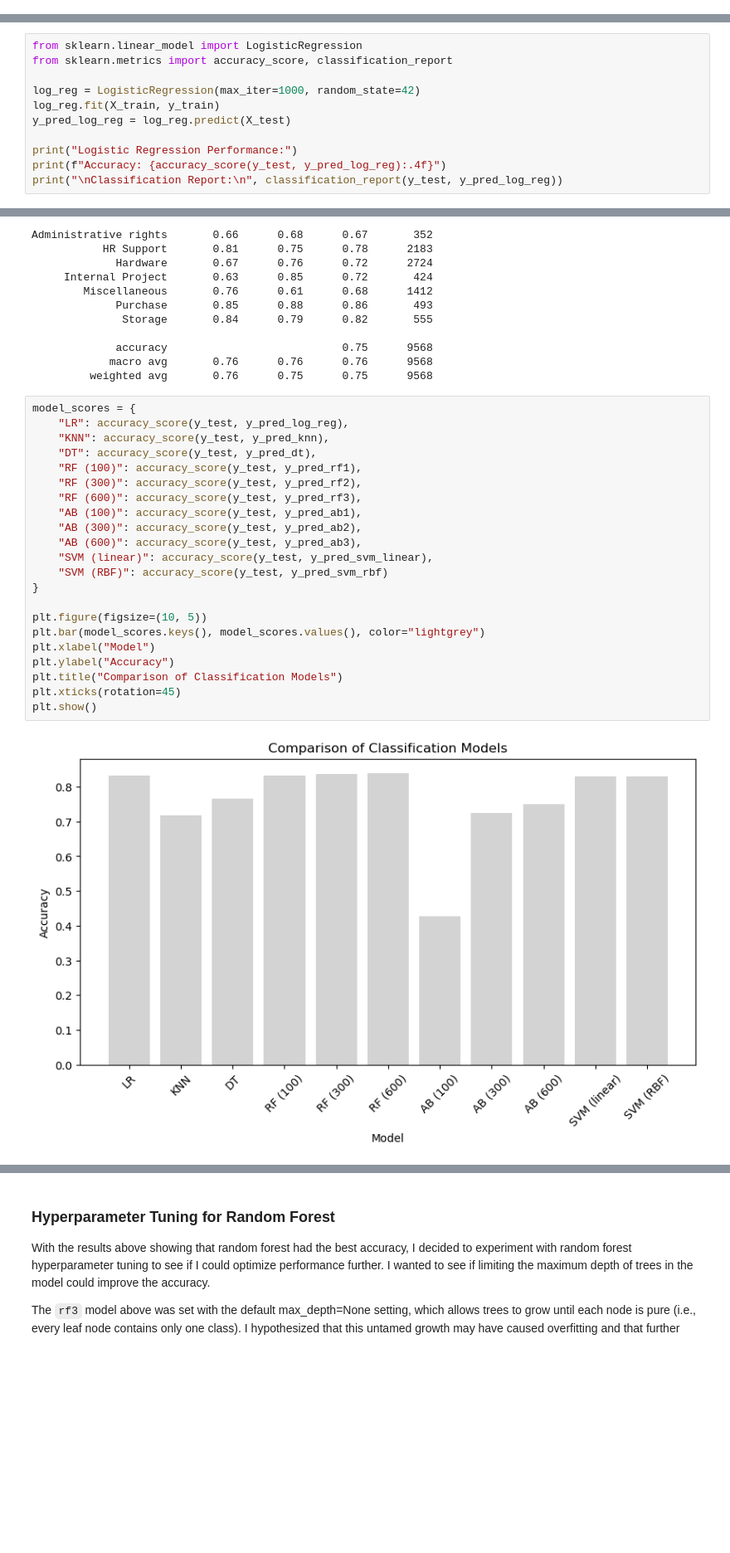
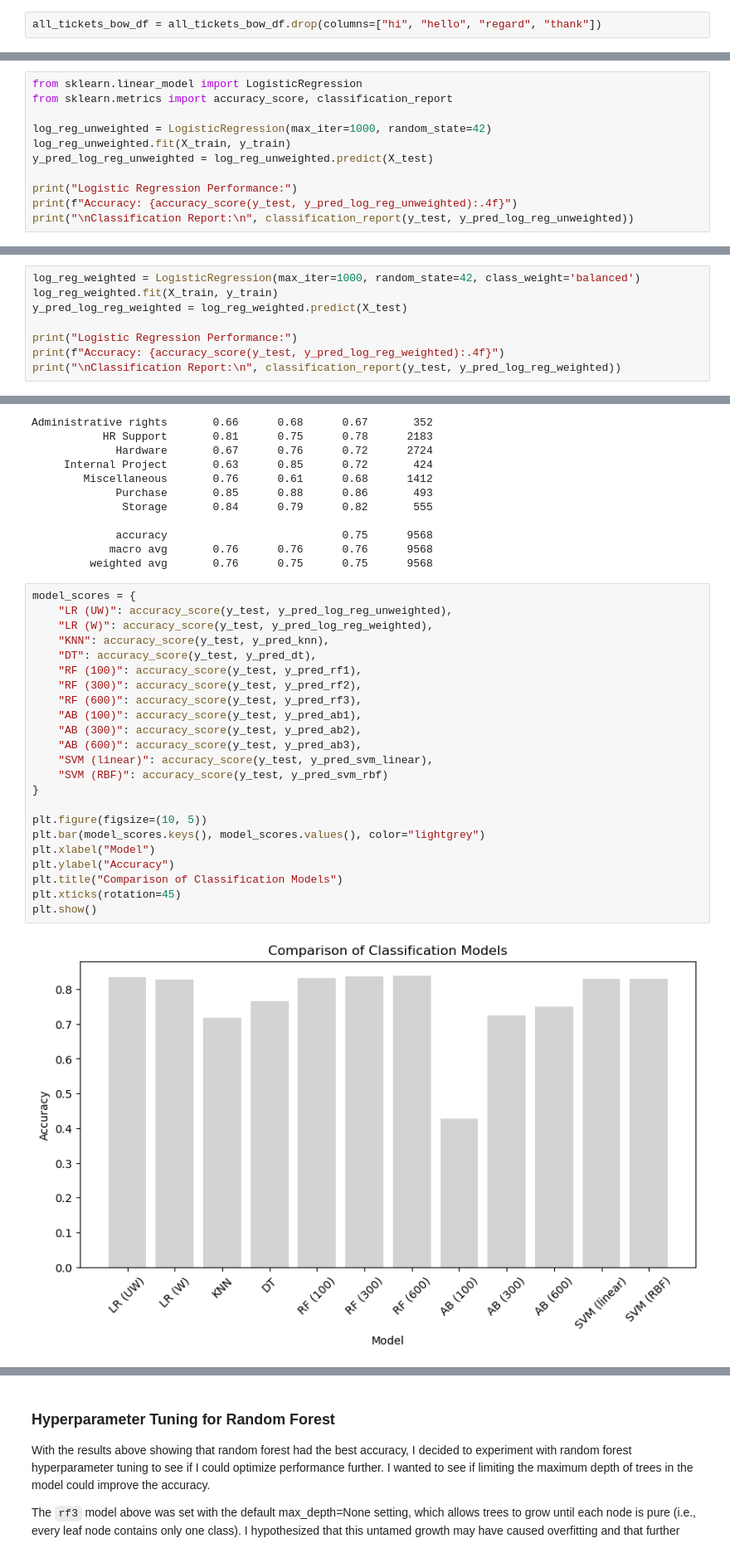
Before and after one commit to PaulHBartley/DTSA-5509, a Jupyter notebook: DTSA-5509_final_project.ipynb, the cells around one changed output, grey strips where cells are left out. Shown at 83% size. Cells and saved outputs as stored; diff of their text form; blank space fills up the shorter version.

```diff
--- a/DTSA-5509_final_project.ipynb
+++ b/DTSA-5509_final_project.ipynb
@@ -127,0 +412,2 @@ We now split the data into train and test sets. We'll use the `stratify=y` param
+# %%
+all_tickets_bow_df = all_tickets_bow_df.drop(columns=["hi", "hello", "regard", "thank"])
@@ -146,12 +434,12 @@ Test set: 9568 rows and 9297 columns
 from sklearn.linear_model import LogisticRegression
 from sklearn.metrics import accuracy_score, classification_report
 
-log_reg = LogisticRegression(max_iter=1000, random_state=42)
-log_reg.fit(X_train, y_train)
-y_pred_log_reg = log_reg.predict(X_test)
+log_reg_unweighted = LogisticRegression(max_iter=1000, random_state=42)
+log_reg_unweighted.fit(X_train, y_train)
+y_pred_log_reg_unweighted = log_reg_unweighted.predict(X_test)
 
 print("Logistic Regression Performance:")
-print(f"Accuracy: {accuracy_score(y_test, y_pred_log_reg):.4f}")
-print("\nClassification Report:\n", classification_report(y_test, y_pred_log_reg))
+print(f"Accuracy: {accuracy_score(y_test, y_pred_log_reg_unweighted):.4f}")
+print("\nClassification Report:\n", classification_report(y_test, y_pred_log_reg_unweighted))
 # %% [output]
 Logistic Regression Performance:
@@ -174,0 +465,8 @@ Administrative rights       0.78      0.69      0.73       352
+# %%
+log_reg_weighted = LogisticRegression(max_iter=1000, random_state=42, class_weight='balanced')
+log_reg_weighted.fit(X_train, y_train)
+y_pred_log_reg_weighted = log_reg_weighted.predict(X_test)
+
+print("Logistic Regression Performance:")
+print(f"Accuracy: {accuracy_score(y_test, y_pred_log_reg_weighted):.4f}")
+print("\nClassification Report:\n", classification_report(y_test, y_pred_log_reg_weighted))
@@ -479,28 +796,29 @@ Administrative rights       0.66      0.68      0.67       352
          weighted avg       0.76      0.75      0.75      9568
 # %%
 model_scores = {
-    "LR": accuracy_score(y_test, y_pred_log_reg),
+    "LR (UW)": accuracy_score(y_test, y_pred_log_reg_unweighted),
+    "LR (W)": accuracy_score(y_test, y_pred_log_reg_weighted),
     "KNN": accuracy_score(y_test, y_pred_knn),
     "DT": accuracy_score(y_test, y_pred_dt),
     "RF (100)": accuracy_score(y_test, y_pred_rf1),
     "RF (300)": accuracy_score(y_test, y_pred_rf2),
     "RF (600)": accuracy_score(y_test, y_pred_rf3),
     "AB (100)": accuracy_score(y_test, y_pred_ab1),
     "AB (300)": accuracy_score(y_test, y_pred_ab2),
     "AB (600)": accuracy_score(y_test, y_pred_ab3),
     "SVM (linear)": accuracy_score(y_test, y_pred_svm_linear),
     "SVM (RBF)": accuracy_score(y_test, y_pred_svm_rbf)
 }
 
 plt.figure(figsize=(10, 5))
 plt.bar(model_scores.keys(), model_scores.values(), color="lightgrey")
 plt.xlabel("Model")
 plt.ylabel("Accuracy")
 plt.title("Comparison of Classification Models")
 plt.xticks(rotation=45)
 plt.show()
 # %% [output]
-[figure, old version]
+[figure, new version]
 # %% [markdown]
 ### Model Training Time (mac M1 processor - single core utilization)
 
```
Also changed, not shown: parts of 18 cells of this notebook.
